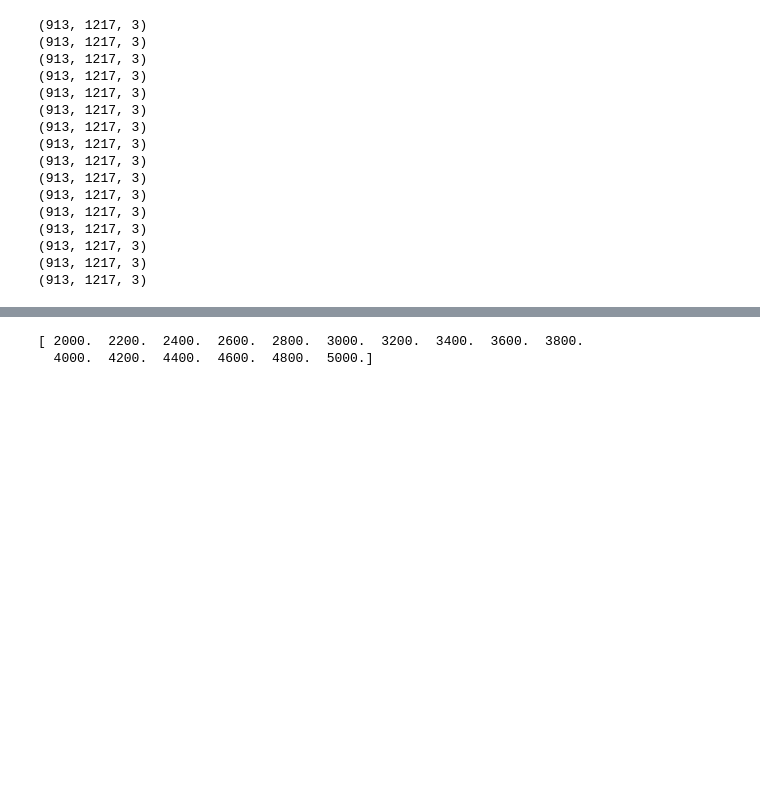
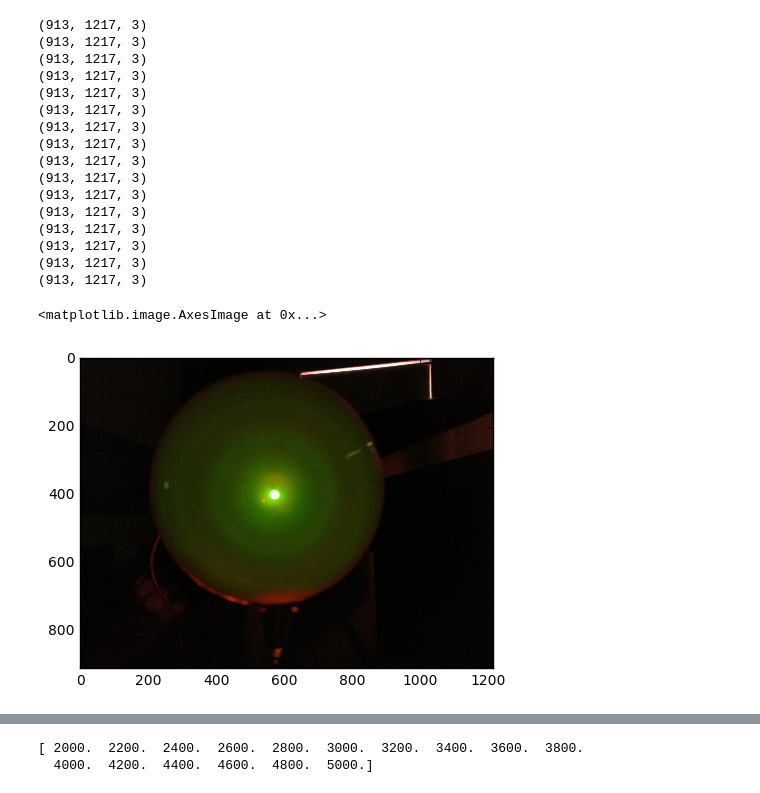
Before and after one commit to dforero0896/Laboratorio_Intermedio, a Jupyter notebook: Difr_electrones/difr_elec.ipynb, the cells around one changed output, grey strips where cells are left out. Saved outputs shown, nothing was run; the diff lists cells and outputs as text; code cells hidden in the pictures; blank space fills up the shorter version.

```diff
--- a/Difr_electrones/difr_elec.ipynb
+++ b/Difr_electrones/difr_elec.ipynb
@@ -9,31 +9,36 @@ from statsmodels.nonparametric.smoothers_lowess import lowess
 # %%
 num_names_list = range(20, 52,2)
 names_list = []
 for i in num_names_list:
     names_list.append(str(i))
 
 pics_list=[]
 for s in names_list:
     img=mpimg.imread('exp_pics/'+s+'.jpg')
     pics_list.append(img)
     print np.shape(img)
+
+plt.imshow(pics_list[0][:, :, :])
+#plt.imshow(pics_list[15][:, :, 1])
 # %% [output]
 (913, 1217, 3)
 (913, 1217, 3)
 (913, 1217, 3)
 (913, 1217, 3)
 (913, 1217, 3)
 (913, 1217, 3)
 (913, 1217, 3)
 (913, 1217, 3)
 (913, 1217, 3)
 (913, 1217, 3)
 (913, 1217, 3)
 (913, 1217, 3)
 (913, 1217, 3)
 (913, 1217, 3)
 (913, 1217, 3)
 (913, 1217, 3)
+<matplotlib.image.AxesImage at 0x...>
+[figure, added]
 # %%
 px_coords=np.arange(0, 1217)
 init_px=207 #posicion arreglo
```
Also changed, not shown: parts of 11 cells of this notebook, 2 other files.
